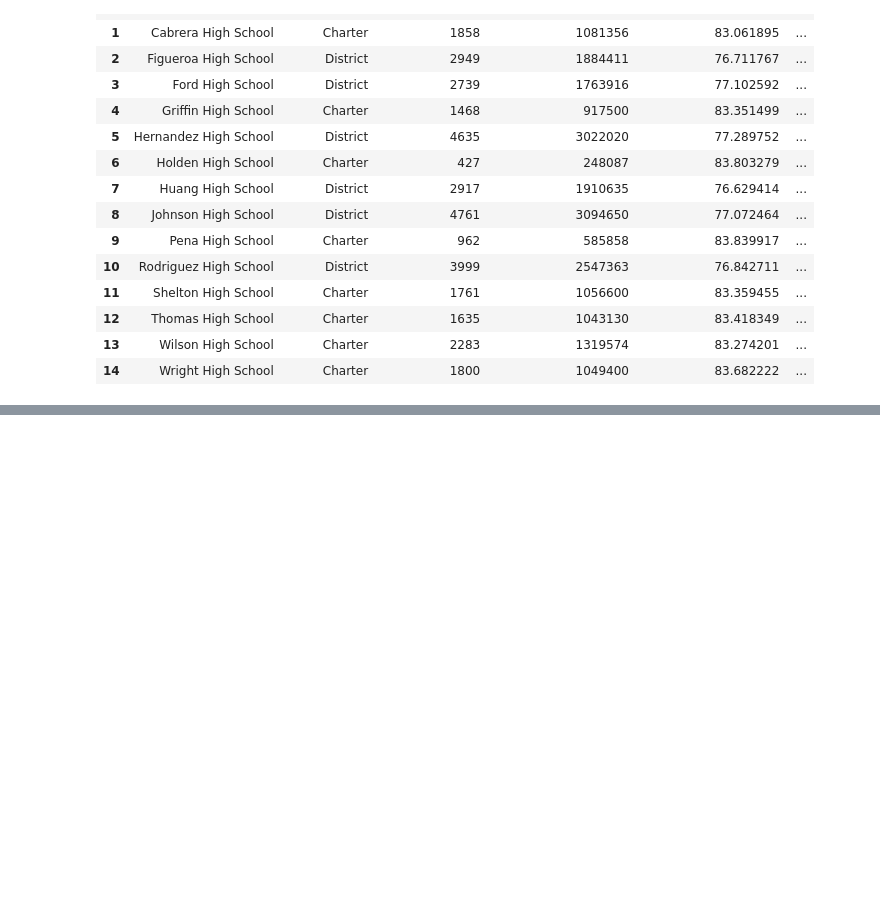
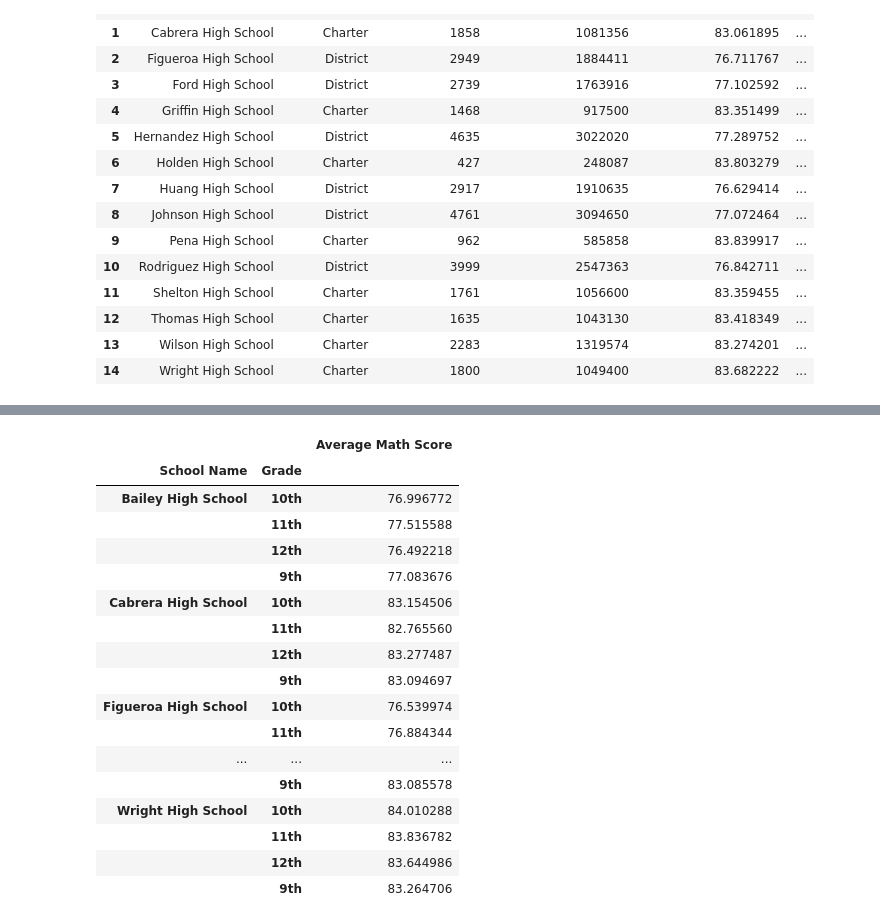
Before and after one commit to juliabrunett/pandas-challenge, a Jupyter notebook: PyCitySchools/PyCitySchools.ipynb, the cells around one changed output, grey strips where cells are left out. Drawn from its saved outputs; the diff is of its cells as text; code cells hidden in the pictures; blank space fills up the shorter version.

Commit message:
Added code for math and reading scores by grade

```diff
--- a/PyCitySchools/PyCitySchools.ipynb
+++ b/PyCitySchools/PyCitySchools.ipynb
@@ -444,3 +444,36 @@ bottom_5_schools_df.head(5)
 | 2 | Huang High School | District | 2917 | 1910635 | 655.0 | 76.629414 | ... |
 | 3 | Figueroa High School | District | 2949 | 1884411 | 639.0 | 76.711767 | ... |
 | 4 | Hernandez High School | District | 4635 | 3022020 | 652.0 | 77.289752 | ... |
+# %%
+# Group by school & grade
+school_grade_grouped = renamed_students_df.groupby(["School Name", "Grade"])
+
+# Convert to data frame
+school_grade_math_df = pd.DataFrame(school_grade_grouped["Math Score"].mean())
+#school_grade_math_df
+
+school_grade_reading_df = pd.DataFrame(school_grade_grouped["Reading Score"].mean())
+#school_grade_reading_df
+# %%
+# Rename Column: MATH SCORES BY GRADE
+school_grade_math_df = school_grade_math_df.rename(columns={"Math Score": "Average Math Score"})
+school_grade_math_df
+# %% [output]
+|  |  | Average Math Score |
+| School Name | Grade |  |
+| Bailey High School | 10th | 76.996772 |
+|  | 11th | 77.515588 |
+|  | 12th | 76.492218 |
+|  | 9th | 77.083676 |
+| Cabrera High School | 10th | 83.154506 |
+|  | 11th | 82.765560 |
+|  | 12th | 83.277487 |
+|  | 9th | 83.094697 |
+| Figueroa High School | 10th | 76.539974 |
+|  | 11th | 76.884344 |
+| ... | ... | ... |
+|  | 9th | 83.085578 |
+| Wright High School | 10th | 84.010288 |
+|  | 11th | 83.836782 |
+|  | 12th | 83.644986 |
+|  | 9th | 83.264706 |
```
Also changed, not shown: parts of 2 cells of this notebook.
